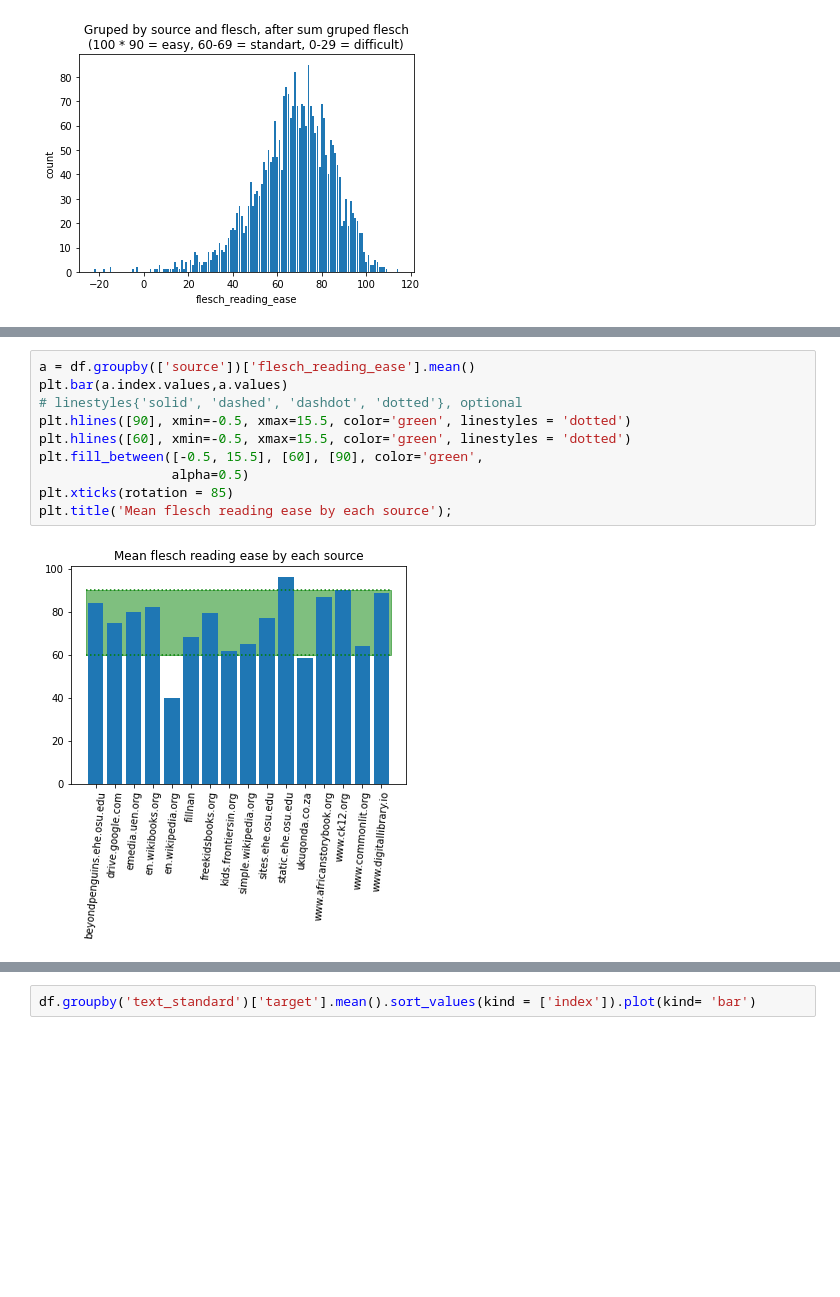
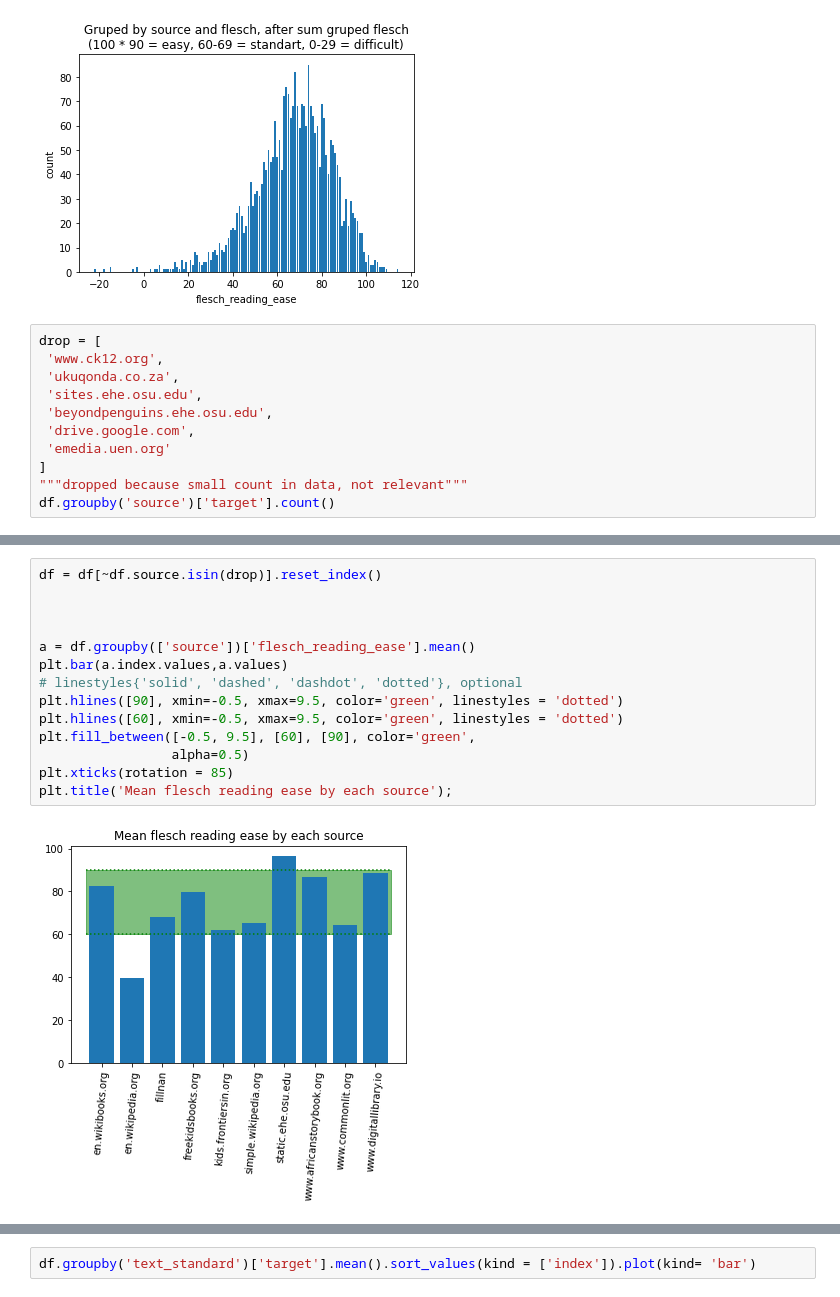
Before and after one commit to beifa/CommonLit, a Jupyter notebook: Description&eda.ipynb, the cells around one changed output, grey strips where cells are left out. Drawn from its saved outputs; the diff is of its cells as text; blank space fills up the shorter version.

```diff
--- a/Description&eda.ipynb
+++ b/Description&eda.ipynb
@@ -297,3 +299,14 @@ plt.title('Gruped by source and flesch, after sum gruped flesch'
 # %% [output]
 Text(0.5, 1.0, 'Gruped by source and flesch, after sum gruped flesch\n(100 * 90 = easy, 60-69 = standart, 0-29 = difficult)')
 [figure]
+# %%
+drop = [
+ 'www.ck12.org',
+ 'ukuqonda.co.za',
+ 'sites.ehe.osu.edu',
+ 'beyondpenguins.ehe.osu.edu',
+ 'drive.google.com',
+ 'emedia.uen.org'
+]
+"""dropped because small count in data, not relevant"""
+df.groupby('source')['target'].count()
@@ -300,12 +332,16 @@ Text(0.5, 1.0, 'Gruped by source and flesch, after sum gruped flesch\n(100 * 90
 # %%
+df = df[~df.source.isin(drop)].reset_index()
+
+
+
 a = df.groupby(['source'])['flesch_reading_ease'].mean()
 plt.bar(a.index.values,a.values)
 # linestyles{'solid', 'dashed', 'dashdot', 'dotted'}, optional
-plt.hlines([90], xmin=-0.5, xmax=15.5, color='green', linestyles = 'dotted')
-plt.hlines([60], xmin=-0.5, xmax=15.5, color='green', linestyles = 'dotted')
-plt.fill_between([-0.5, 15.5], [60], [90], color='green',
+plt.hlines([90], xmin=-0.5, xmax=9.5, color='green', linestyles = 'dotted')
+plt.hlines([60], xmin=-0.5, xmax=9.5, color='green', linestyles = 'dotted')
+plt.fill_between([-0.5, 9.5], [60], [90], color='green',
                  alpha=0.5)
 plt.xticks(rotation = 85)
 plt.title('Mean flesch reading ease by each source');
 # %% [output]
-[figure, old version]
+[figure, new version]
```
Also changed, not shown: parts of 7 cells of this notebook.
